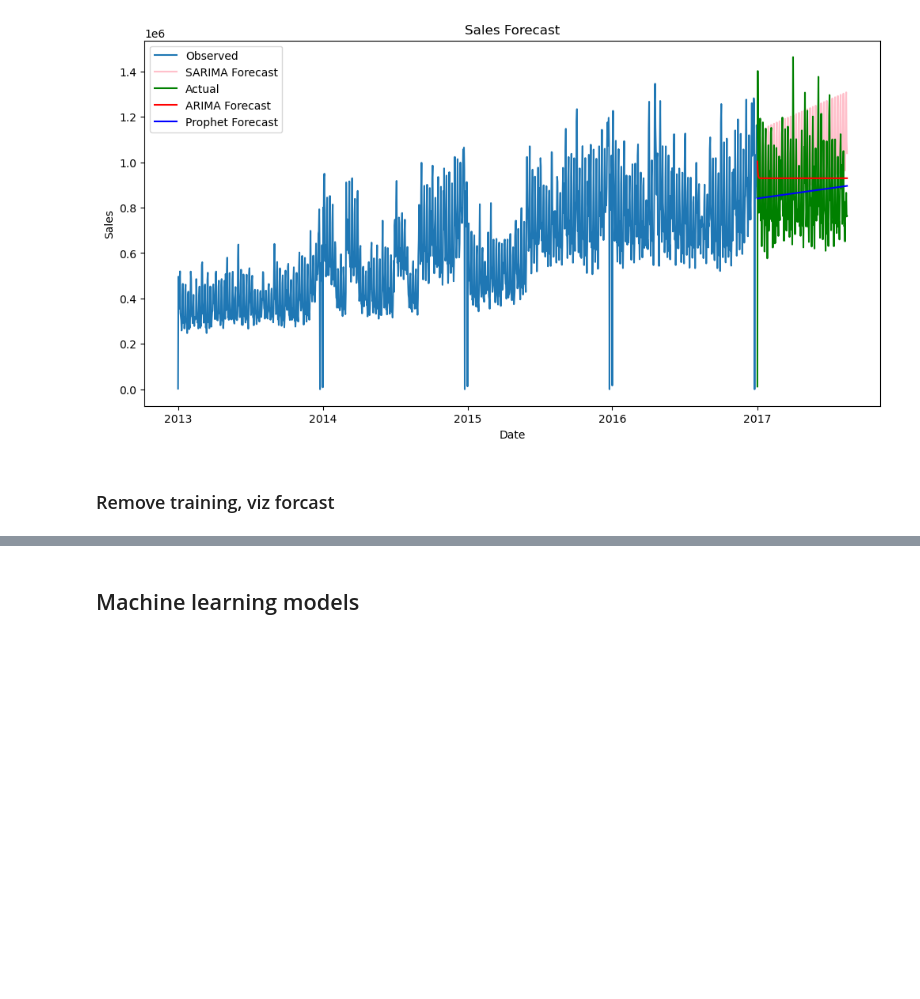
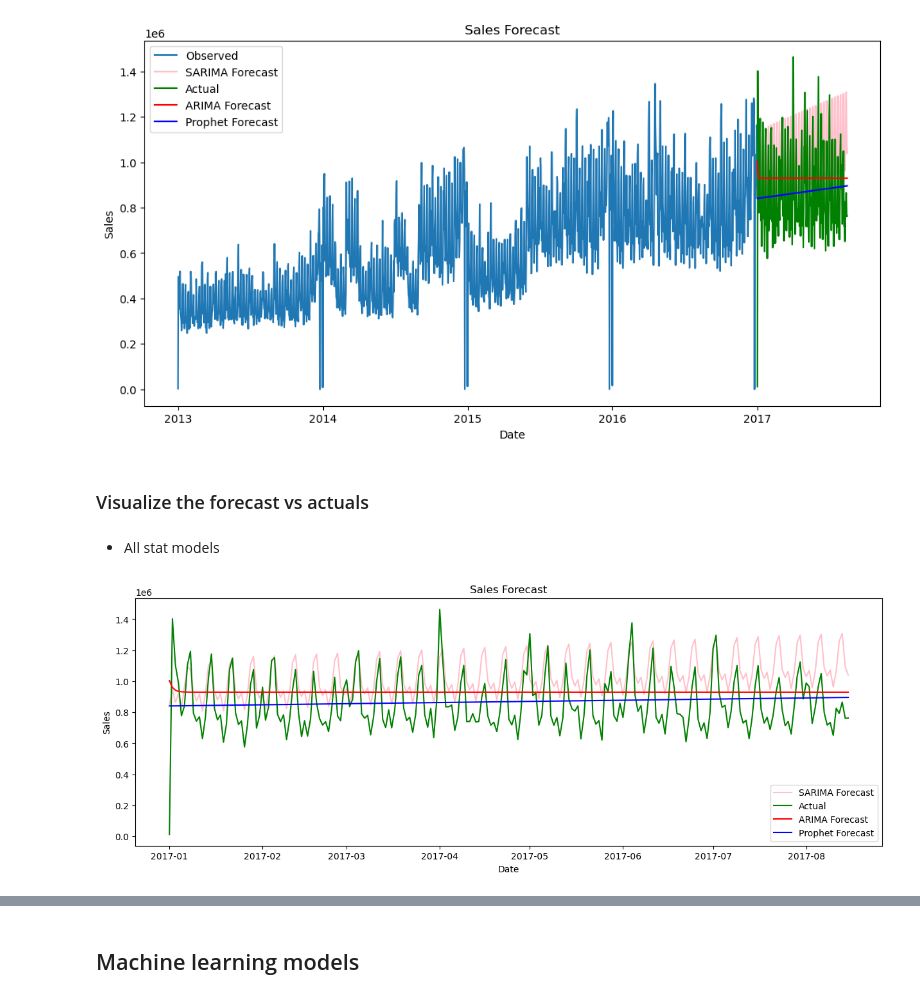
Before and after one commit to MumoMutiso/regression_collaboration, a Jupyter notebook: Time Series Regression Analysis.ipynb, the cells around one changed output, grey strips where cells are left out. Cells and saved outputs as stored; diff of their text form; code cells hidden in the pictures; blank space fills up the shorter version.

```diff
--- a/Time Series Regression Analysis.ipynb
+++ b/Time Series Regression Analysis.ipynb
@@ -1649,5 +1688,21 @@ plt.legend()
 plt.show()
 # %% [output]
 [figure]
-# %% [markdown]
-### Remove training, viz forcast
+# %% [markdown]
+### Visualize the forecast vs actuals
+# %% [markdown]
+- All stat models
+# %%
+# Plot the forecast
+f, ax = plt.subplots(figsize=(15, 5))
+ax.plot(forecast_df['sarima_sales'], label='SARIMA Forecast', color='pink')
+ax.plot(test, label='Actual', color='green')
+ax.plot(forecast_df['arima_sales'], label='ARIMA Forecast', color='red')
+ax.plot(forecast_df['prophet_sales'], label='Prophet Forecast', color='blue')
+plt.title("Sales Forecast")
+plt.xlabel("Date")
+plt.ylabel("Sales")
+plt.legend()
+plt.show()
+# %% [output]
+[figure, added]
```
Also changed, not shown: parts of 11 cells of this notebook.
